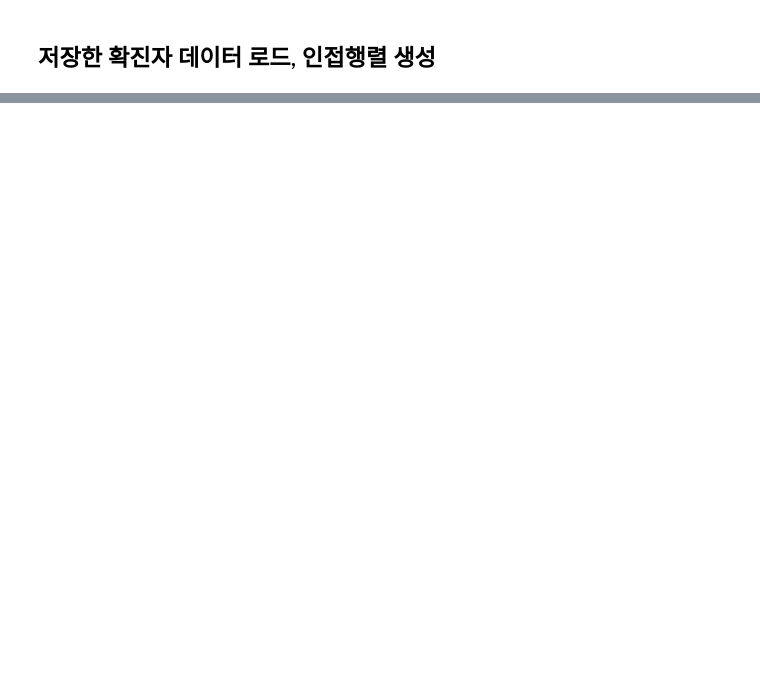
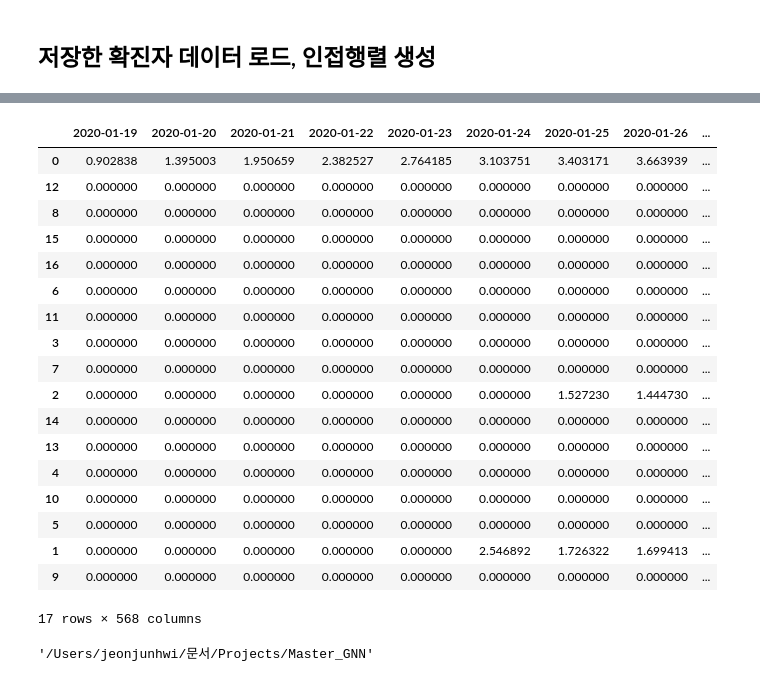
Before and after one commit to Plusholic/GNN_Covid, a Jupyter notebook: maste_GNN.ipynb, the cells around one changed output, grey strips where cells are left out. Saved outputs shown, nothing was run; the diff lists cells and outputs as text; code cells hidden in the pictures; blank space fills up the shorter version.

```diff
--- a/maste_GNN.ipynb
+++ b/maste_GNN.ipynb
@@ -520,0 +216,22 @@ plt.show()
+# %%
+pd.read_csv('R_state.csv', encoding="euc-kr", index_col=0)
+# %% [output]
+|  | 2020-01-19 | 2020-01-20 | 2020-01-21 | 2020-01-22 | 2020-01-23 | 2020-01-24 | 2020-01-25 | 2020-01-26 | ... |
+| 0 | 0.902838 | 1.395003 | 1.950659 | 2.382527 | 2.764185 | 3.103751 | 3.403171 | 3.663939 | ... |
+| 12 | 0.000000 | 0.000000 | 0.000000 | 0.000000 | 0.000000 | 0.000000 | 0.000000 | 0.000000 | ... |
+| 8 | 0.000000 | 0.000000 | 0.000000 | 0.000000 | 0.000000 | 0.000000 | 0.000000 | 0.000000 | ... |
+| 15 | 0.000000 | 0.000000 | 0.000000 | 0.000000 | 0.000000 | 0.000000 | 0.000000 | 0.000000 | ... |
+| 16 | 0.000000 | 0.000000 | 0.000000 | 0.000000 | 0.000000 | 0.000000 | 0.000000 | 0.000000 | ... |
+| 6 | 0.000000 | 0.000000 | 0.000000 | 0.000000 | 0.000000 | 0.000000 | 0.000000 | 0.000000 | ... |
+| 11 | 0.000000 | 0.000000 | 0.000000 | 0.000000 | 0.000000 | 0.000000 | 0.000000 | 0.000000 | ... |
+| 3 | 0.000000 | 0.000000 | 0.000000 | 0.000000 | 0.000000 | 0.000000 | 0.000000 | 0.000000 | ... |
+| 7 | 0.000000 | 0.000000 | 0.000000 | 0.000000 | 0.000000 | 0.000000 | 0.000000 | 0.000000 | ... |
+| 2 | 0.000000 | 0.000000 | 0.000000 | 0.000000 | 0.000000 | 0.000000 | 1.527230 | 1.444730 | ... |
+| 14 | 0.000000 | 0.000000 | 0.000000 | 0.000000 | 0.000000 | 0.000000 | 0.000000 | 0.000000 | ... |
+| 13 | 0.000000 | 0.000000 | 0.000000 | 0.000000 | 0.000000 | 0.000000 | 0.000000 | 0.000000 | ... |
+| 4 | 0.000000 | 0.000000 | 0.000000 | 0.000000 | 0.000000 | 0.000000 | 0.000000 | 0.000000 | ... |
+| 10 | 0.000000 | 0.000000 | 0.000000 | 0.000000 | 0.000000 | 0.000000 | 0.000000 | 0.000000 | ... |
+| 5 | 0.000000 | 0.000000 | 0.000000 | 0.000000 | 0.000000 | 0.000000 | 0.000000 | 0.000000 | ... |
+| 1 | 0.000000 | 0.000000 | 0.000000 | 0.000000 | 0.000000 | 2.546892 | 1.726322 | 1.699413 | ... |
+| 9 | 0.000000 | 0.000000 | 0.000000 | 0.000000 | 0.000000 | 0.000000 | 0.000000 | 0.000000 | ... |
+17 rows × 568 columns
@@ -520,0 +255,4 @@ plt.show()
+# %%
+os.getcwd()
+# %% [output]
+'/Users/jeonjunhwi/문서/Projects/Master_GNN'
```
Also changed, not shown: parts of 20 cells of this notebook.
